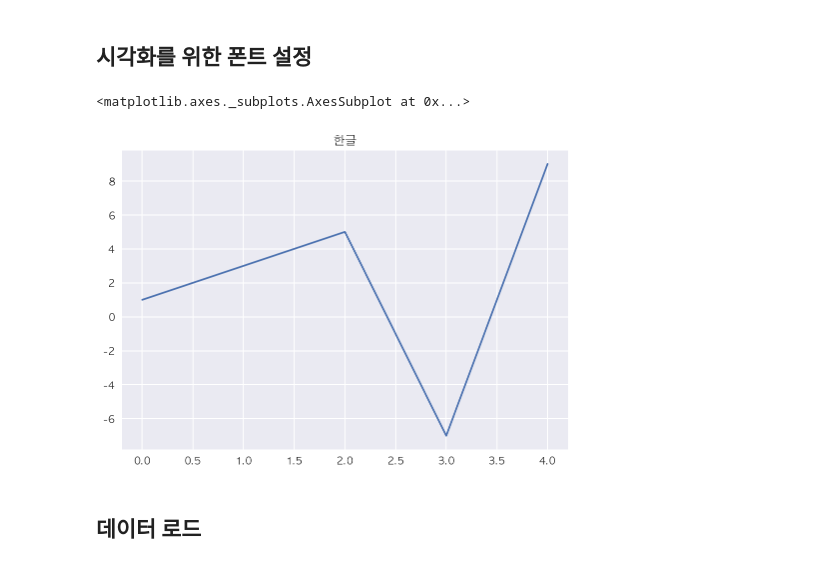
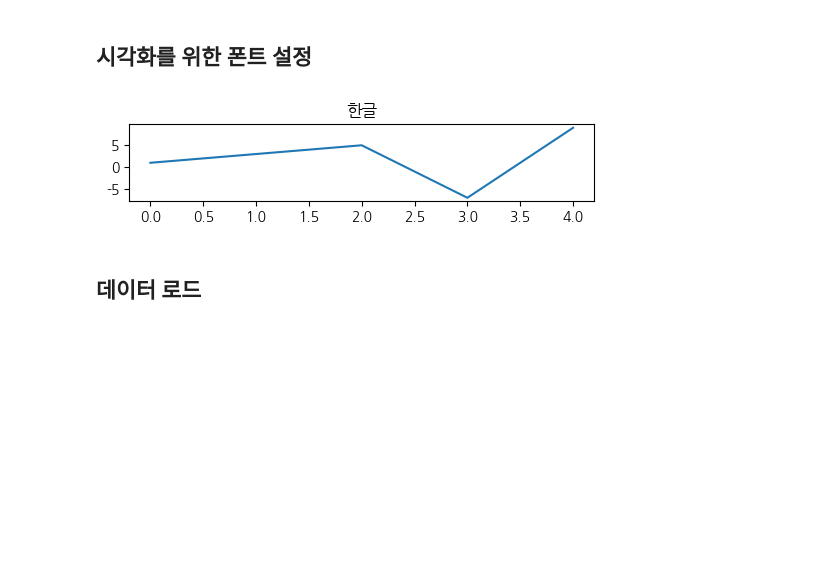
Before and after one commit to corazzon/python-text-analysis, a Jupyter notebook: 0302-klue-ml-tree-output.ipynb, the cells around one changed output. Cells and saved outputs as stored; diff of their text form; code cells hidden in the pictures; blank space fills up the shorter version.

```diff
--- a/0302-klue-ml-tree-output.ipynb
+++ b/0302-klue-ml-tree-output.ipynb
@@ -25,41 +29,3 @@ import seaborn as sns
 import matplotlib.pyplot as plt
 # %% [markdown]
 ## 시각화를 위한 폰트 설정
-# %%
-def get_font_family():
-    """
-    시스템 환경에 따른 기본 폰트명을 반환하는 함수
-    """
-    import platform
-    system_name = platform.system()
-
-    if system_name == "Darwin" :
-        font_family = "AppleGothic"
-    elif system_name == "Windows":
-        font_family = "Malgun Gothic"
-    else:
-        # Linux(colab)
-        !apt-get install fonts-nanum -qq  > /dev/null
-        !fc-cache -fv
-
-        import matplotlib as mpl
-        mpl.font_manager._rebuild()
-        findfont = mpl.font_manager.fontManager.findfont
-        mpl.font_manager.findfont = findfont
-        mpl.backends.backend_agg.findfont = findfont
-
-        font_family = "NanumBarunGothic"
-    return font_family
-
-
-# style 설정은 꼭 폰트설정 위에서 합니다.
-# style 에 폰트 설정이 들어있으면 한글폰트가 초기화 되어 한글이 깨집니다.
-plt.style.use("seaborn")
-# 폰트설정
-plt.rc("font", family=get_font_family())
-
-# 마이너스폰트 설정
-plt.rc("axes", unicode_minus=False)
-
-# 그래프에 retina display 적용
-%config InlineBackend.figure_format = 'retina'
@@ -66,8 +35,7 @@ plt.rc("axes", unicode_minus=False)
 # %%
-pd.Series([1, 3, 5, -7, 9]).plot(title="한글")
+pd.Series([1, 3, 5, -7, 9]).plot(title="한글", figsize=(6, 1));
 # %% [output]
-<matplotlib.axes._subplots.AxesSubplot at 0x...>
-[figure, old version]
+[figure, new version]
 # %% [markdown]
 ## 데이터 로드
 # %%
```
Also changed, not shown: parts of 40 cells of this notebook.
